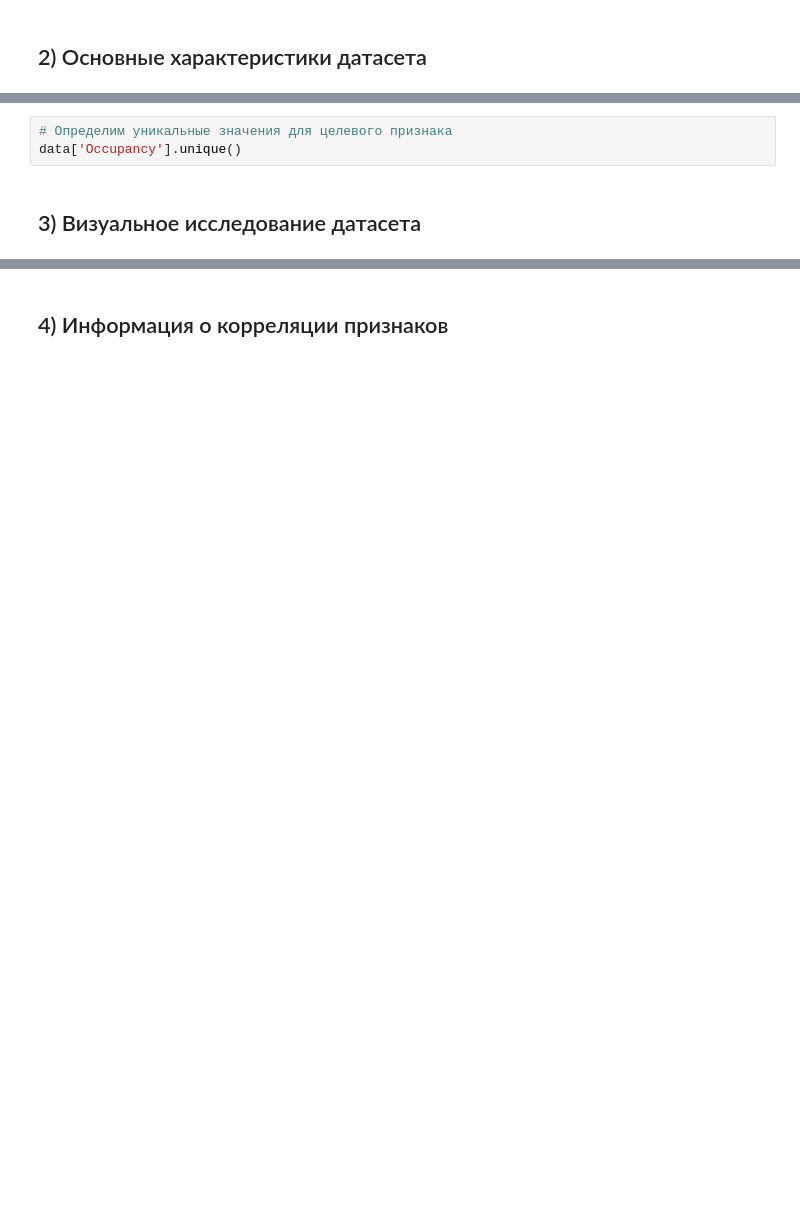
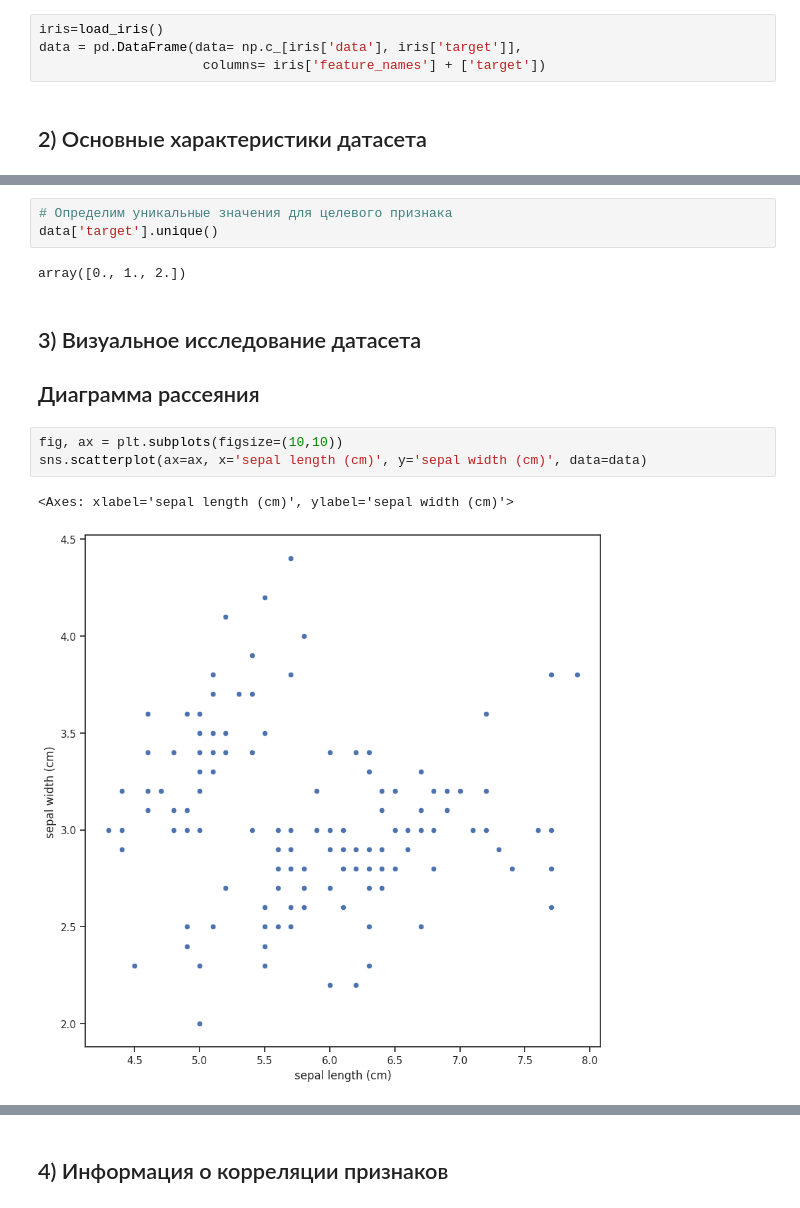
Before and after one commit to Matitor/TMO_labs, a Jupyter notebook: lab1.ipynb, the cells around one changed output, grey strips where cells are left out. Cells and saved outputs as stored; diff of their text form; blank space fills up the shorter version.

```diff
--- a/lab1.ipynb
+++ b/lab1.ipynb
@@ -29,3 +35,7 @@ please provide us feedback at https://github.com/pandas-dev/pandas/issues/54466
+# %%
+iris=load_iris()
+data = pd.DataFrame(data= np.c_[iris['data'], iris['target']],
+                     columns= iris['feature_names'] + ['target'])
 # %% [markdown]
 ## 2) Основные характеристики датасета
 # %%
@@ -52,6 +96,16 @@ data.describe()
 # %%
 # Определим уникальные значения для целевого признака
-data['Occupancy'].unique()
+data['target'].unique()
+# %% [output]
+array([0., 1., 2.])
 # %% [markdown]
 
 ## 3) Визуальное исследование датасета
+
+## Диаграмма рассеяния
+# %%
+fig, ax = plt.subplots(figsize=(10,10))
+sns.scatterplot(ax=ax, x='sepal length (cm)', y='sepal width (cm)', data=data)
+# %% [output]
+<Axes: xlabel='sepal length (cm)', ylabel='sepal width (cm)'>
+[figure, added]
```
Also changed, not shown: parts of 26 cells of this notebook, 2 other files.
